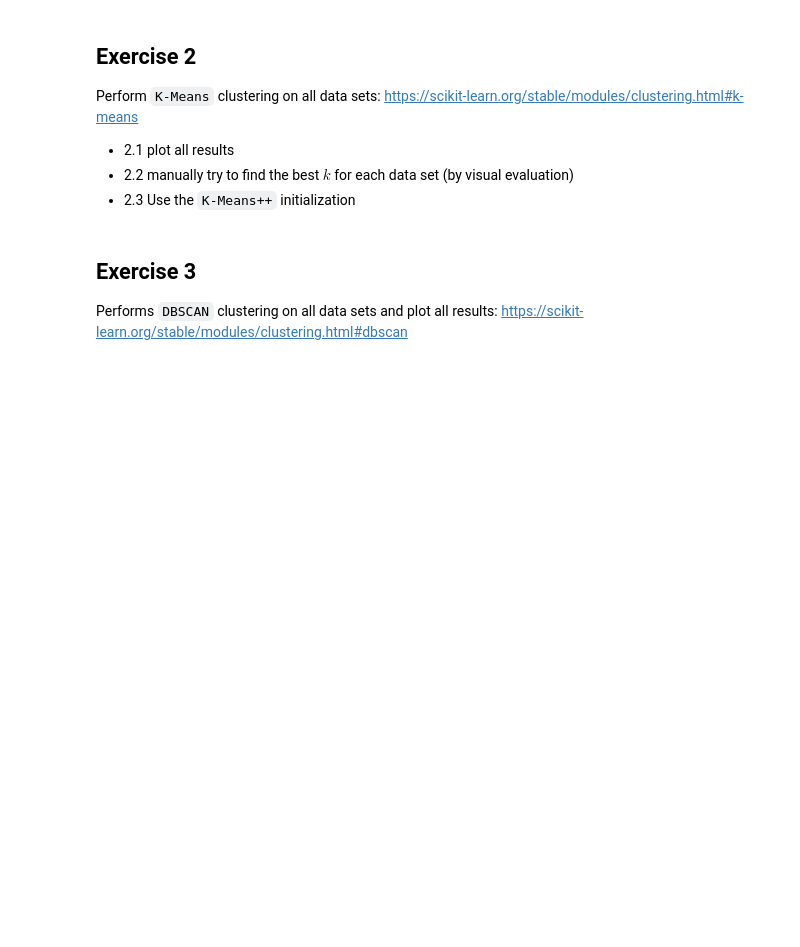
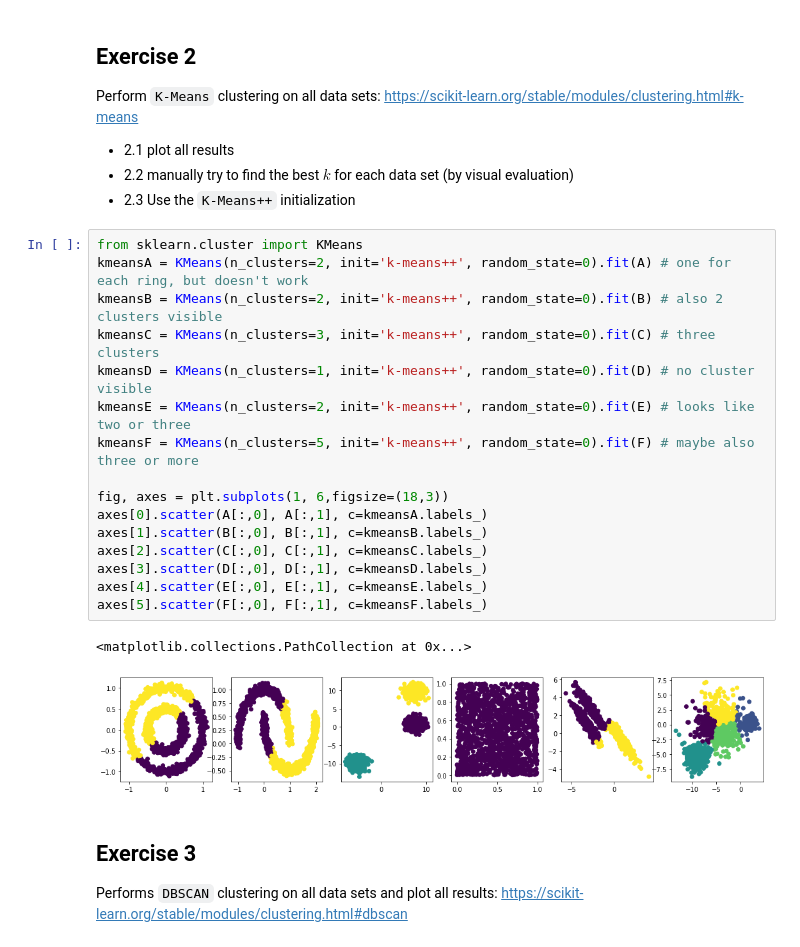
Before and after one commit to jensullrich/DataScienceSS20, a Jupyter notebook: Exercises/4_g_Clustering_I.ipynb, the cells around one changed output. Drawn from its saved outputs; the diff is of its cells as text; blank space fills up the shorter version.

````diff
--- a/Exercises/4_g_Clustering_I.ipynb
+++ b/Exercises/4_g_Clustering_I.ipynb
@@ -53,6 +53,25 @@
 * 2.1 plot all results
 * 2.2 manually try to find the best $k$ for each data set (by visual evaluation)
 * 2.3 Use the ```K-Means++``` initialization
+# %%
+from sklearn.cluster import KMeans
+kmeansA = KMeans(n_clusters=2, init='k-means++', random_state=0).fit(A) # one for each ring, but doesn't work
+kmeansB = KMeans(n_clusters=2, init='k-means++', random_state=0).fit(B) # also 2 clusters visible
+kmeansC = KMeans(n_clusters=3, init='k-means++', random_state=0).fit(C) # three clusters
+kmeansD = KMeans(n_clusters=1, init='k-means++', random_state=0).fit(D) # no cluster visible
+kmeansE = KMeans(n_clusters=2, init='k-means++', random_state=0).fit(E) # looks like two or three
+kmeansF = KMeans(n_clusters=5, init='k-means++', random_state=0).fit(F) # maybe also three or more
+
+fig, axes = plt.subplots(1, 6,figsize=(18,3))
+axes[0].scatter(A[:,0], A[:,1], c=kmeansA.labels_)
+axes[1].scatter(B[:,0], B[:,1], c=kmeansB.labels_)
+axes[2].scatter(C[:,0], C[:,1], c=kmeansC.labels_)
+axes[3].scatter(D[:,0], D[:,1], c=kmeansD.labels_)
+axes[4].scatter(E[:,0], E[:,1], c=kmeansE.labels_)
+axes[5].scatter(F[:,0], F[:,1], c=kmeansF.labels_)
+# %% [output]
+<matplotlib.collections.PathCollection at 0x...>
+[figure, added]
 # %% [markdown]
 ## Exercise 3
 Performs ```DBSCAN``` clustering on all data sets and plot all results: https://scikit-learn.org/stable/modules/clustering.html#dbscan
````
Also changed, not shown: parts of 2 cells of this notebook.
